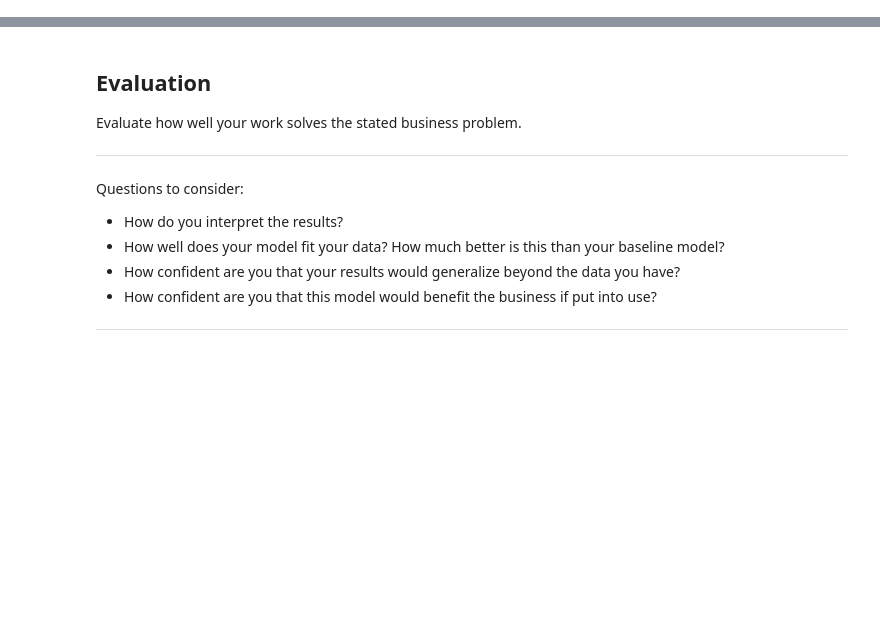
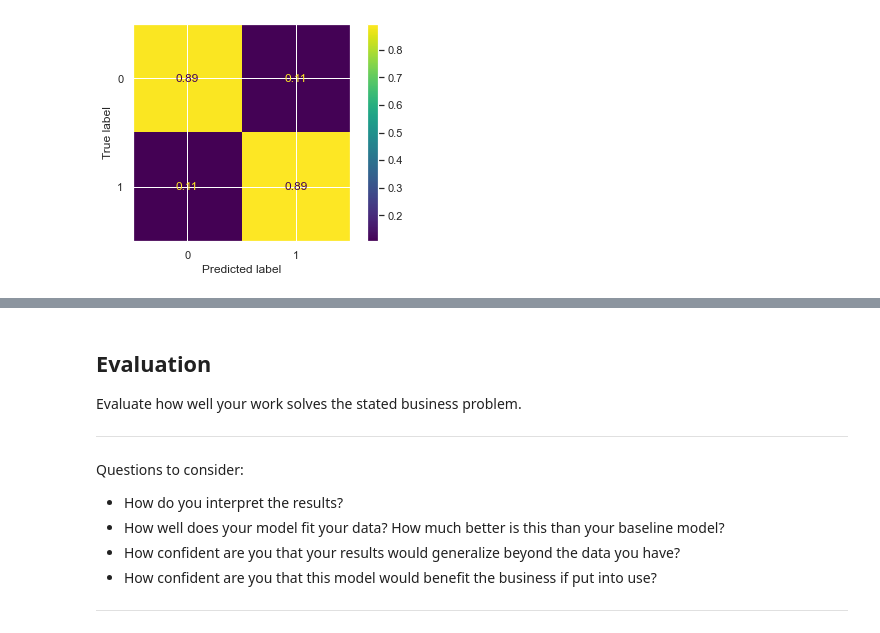
Before and after one commit to willcd/module5-project, a Jupyter notebook: phase5-project.ipynb, the cells around one changed output, grey strips where cells are left out. Drawn from its saved outputs; the diff is of its cells as text; code cells hidden in the pictures; blank space fills up the shorter version.

```diff
--- a/phase5-project.ipynb
+++ b/phase5-project.ipynb
@@ -105,0 +126,9 @@ Questions to consider:
+# %%
+def vectorize_text(train, test):
+    vectorizer = TfidfVectorizer()
+    train = vectorizer.fit_transform(train)
+    test = vectorizer.transform(test)
+
+    return train, test
+# %%
+X_train, X_test = vectorize_text(X_train, X_test)
@@ -105,0 +145,4 @@ Questions to consider:
+# %%
+ROS = RandomOverSampler()
+
+X_train, y_train = ROS.fit_resample(X_train, y_train)
@@ -105,0 +151,8 @@ Questions to consider:
+# %%
+lr = LogisticRegression(penalty='l2', solver='lbfgs', C=1, max_iter=1000)
+# %%
+lr.fit(X_train, y_train)
+y_pred = lr.predict(X_test)
+ConfusionMatrixDisplay.from_predictions(y_test, y_pred, normalize='true');
+# %% [output]
+[figure, added]
```
Also changed, not shown: parts of 63 cells of this notebook, 21 other files.
